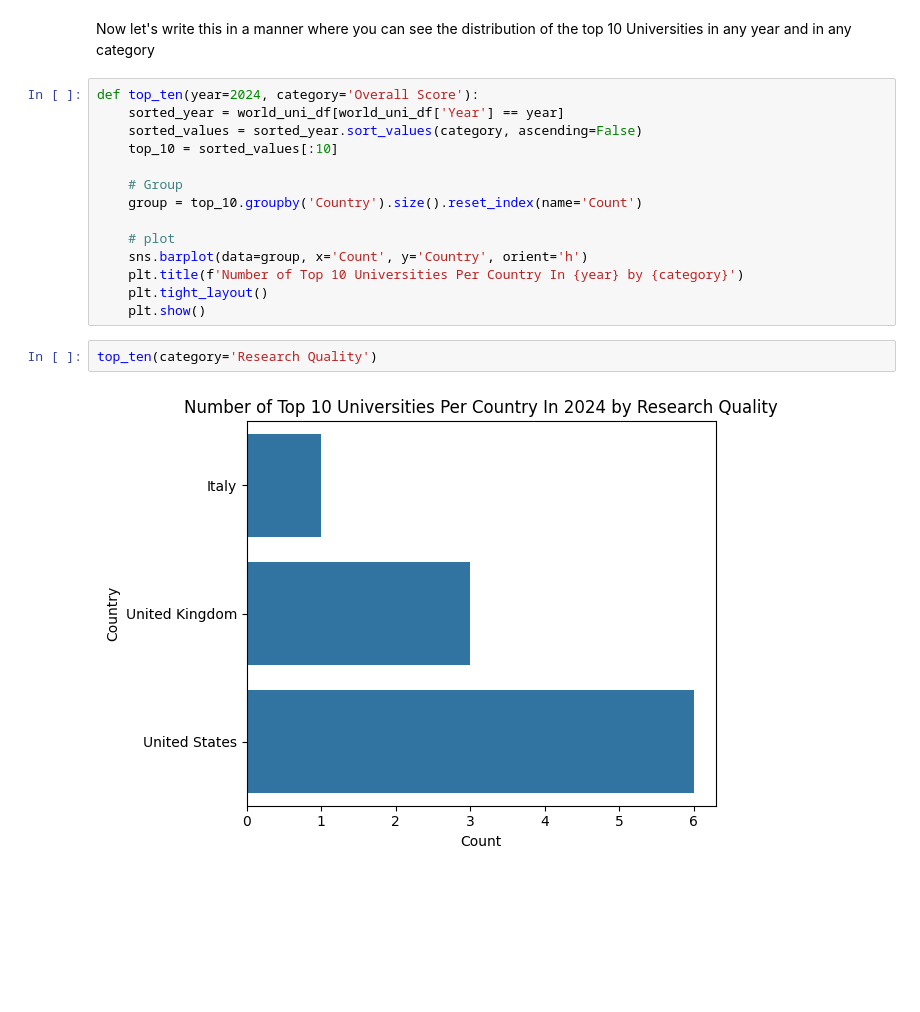
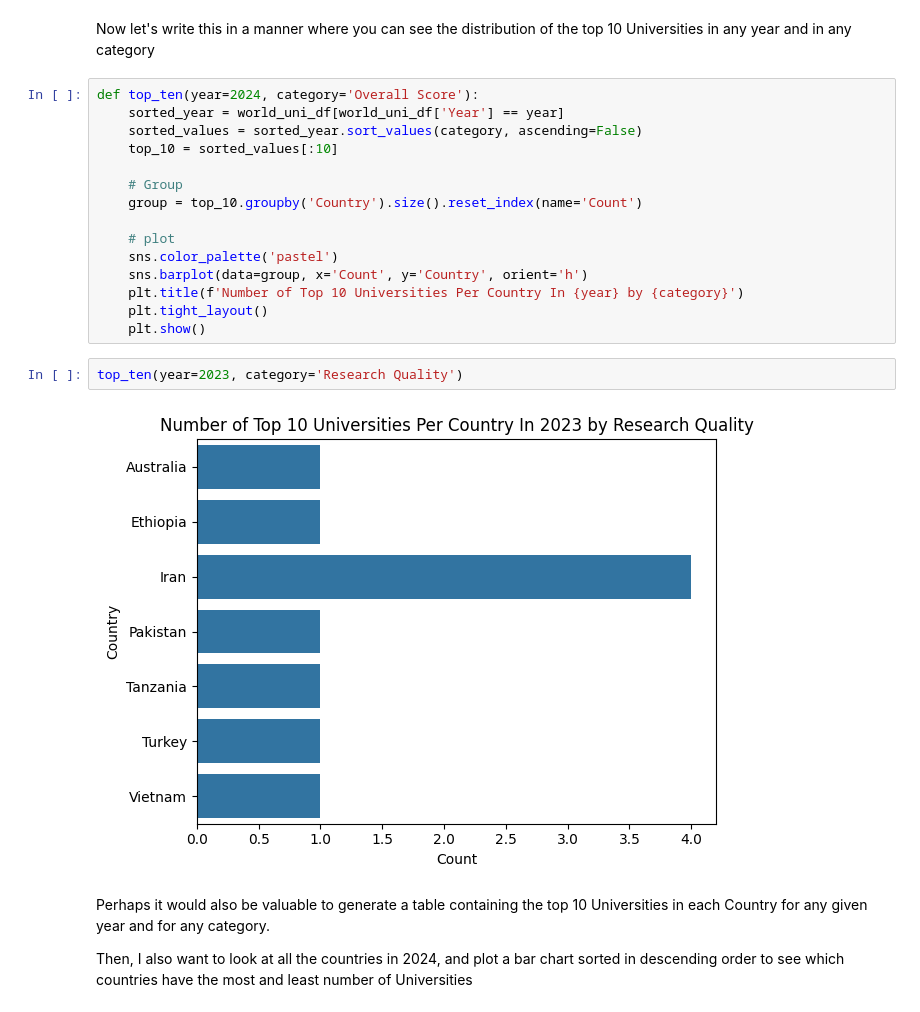
Before and after one commit to Qamil-Mirza/My-Data-Projects, a Jupyter notebook: World-Universities-EDA/helper.ipynb, the cells around one changed output. Drawn from its saved outputs; the diff is of its cells as text; blank space fills up the shorter version.

```diff
--- a/World-Universities-EDA/main.ipynb
+++ b/World-Universities-EDA/helper.ipynb
@@ -311,11 +324,16 @@ def top_ten(year=2024, category='Overall Score'):
     group = top_10.groupby('Country').size().reset_index(name='Count')
 
     # plot
+    sns.color_palette('pastel')
     sns.barplot(data=group, x='Count', y='Country', orient='h')
     plt.title(f'Number of Top 10 Universities Per Country In {year} by {category}')
     plt.tight_layout()
     plt.show()
 # %%
-top_ten(category='Research Quality')
+top_ten(year=2023, category='Research Quality')
 # %% [output]
-[figure, old version]
+[figure, new version]
+# %% [markdown]
+Perhaps it would also be valuable to generate a table containing the top 10 Universities in each Country for any given year and for any category.
+
+Then, I also want to look at all the countries in 2024, and plot a bar chart sorted in descending order to see which countries have the most and least number of Universities
```
Also changed, not shown: parts of 1 cell of this notebook, 2 other files.
